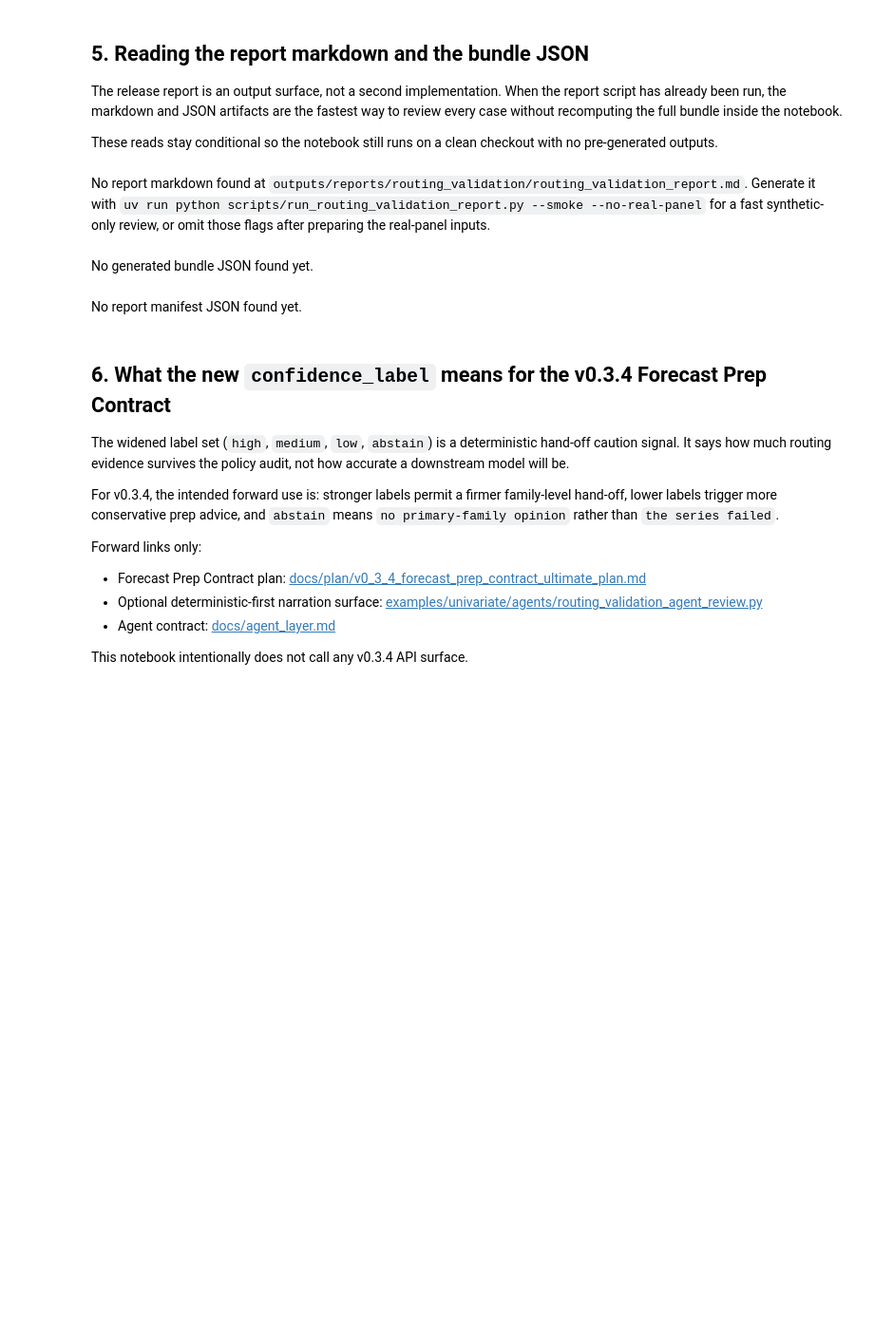
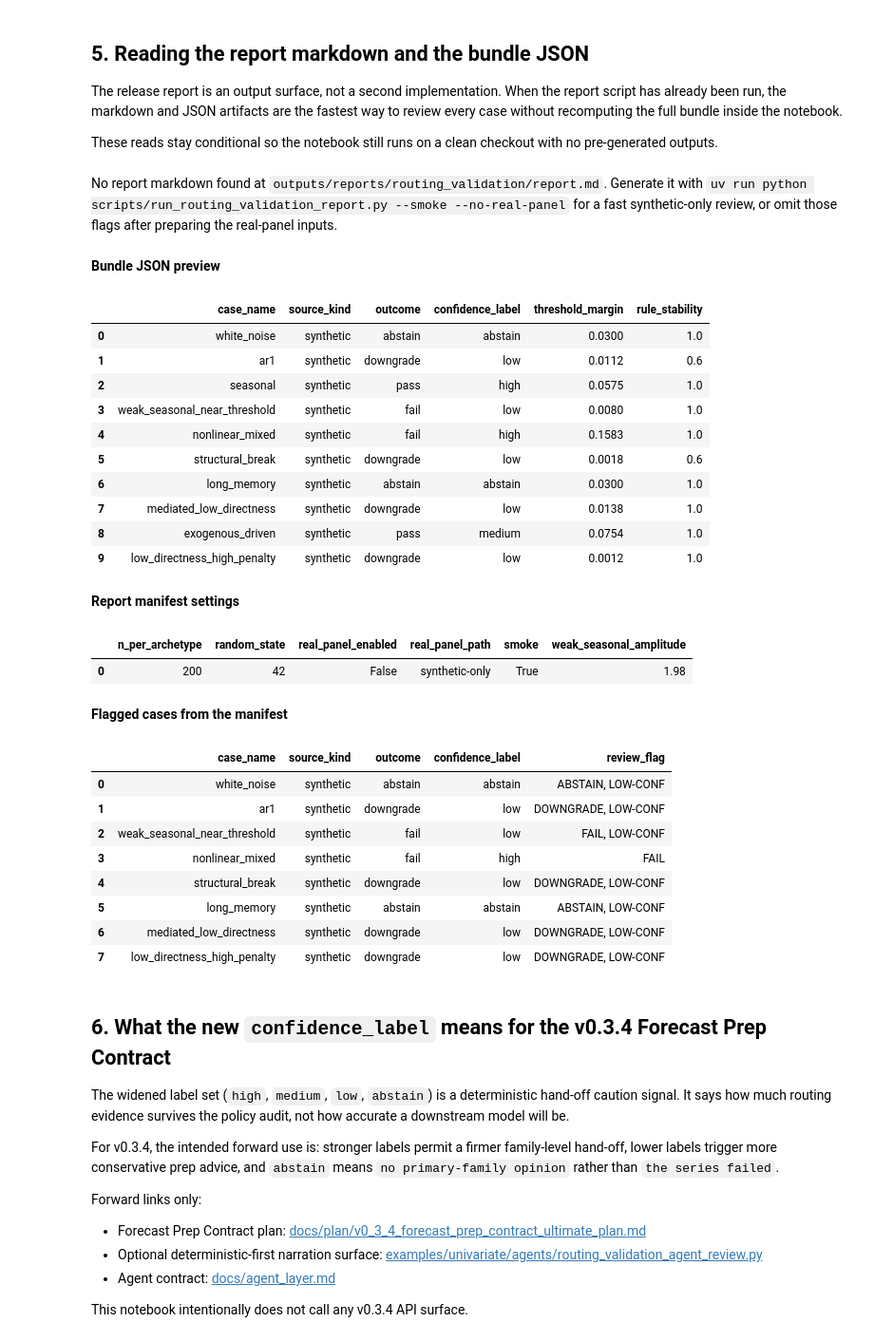
Before and after one commit to AdamKrysztopa/dependence-forecastability, a Jupyter notebook: notebooks/walkthroughs/04_routing_validation_showcase.ipynb, the cells around one changed output. Shown at 95% size. Drawn from its saved outputs; the diff is of its cells as text; code cells hidden in the pictures; blank space fills up the shorter version.

```diff
--- a/notebooks/walkthroughs/04_routing_validation_showcase.ipynb
+++ b/notebooks/walkthroughs/04_routing_validation_showcase.ipynb
@@ -50,7 +50,7 @@ if not (REPO_ROOT / "docs").exists():
 
 FIXTURE_DIR = REPO_ROOT / "docs" / "fixtures" / "routing_validation_regression" / "expected"
 REPORT_JSON_DIR = REPO_ROOT / "outputs" / "json" / "routing_validation"
-REPORT_MARKDOWN_PATH = REPO_ROOT / "outputs" / "reports" / "routing_validation" / "routing_validation_report.md"
+REPORT_MARKDOWN_PATH = REPO_ROOT / "outputs" / "reports" / "routing_validation" / "report.md"
 REPORT_BUNDLE_PATH = REPORT_JSON_DIR / "routing_validation_bundle.json"
 REPORT_MANIFEST_PATH = REPORT_JSON_DIR / "routing_validation_report_manifest.json"
 
@@ -428,7 +404,7 @@ if REPORT_MARKDOWN_PATH.exists():
 else:
     display(
         Markdown(
-            "No report markdown found at `outputs/reports/routing_validation/routing_validation_report.md`. Generate it with `uv run python scripts/run_routing_validation_report.py --smoke --no-real-panel` for a fast synthetic-only review, or omit those flags after preparing the real-panel inputs."
+            "No report markdown found at `outputs/reports/routing_validation/report.md`. Generate it with `uv run python scripts/run_routing_validation_report.py --smoke --no-real-panel` for a fast synthetic-only review, or omit those flags after preparing the real-panel inputs."
         )
     )
 
@@ -452,36 +428,59 @@ if REPORT_BUNDLE_PATH.exists():
         ].head(10)
     )
 else:
     display(Markdown("No generated bundle JSON found yet."))
 
 if REPORT_MANIFEST_PATH.exists():
     report_manifest = json.loads(REPORT_MANIFEST_PATH.read_text(encoding="utf-8"))
     display(Markdown("**Report manifest settings**"))
     display(pd.DataFrame([report_manifest["settings"]]))
     flagged_cases = pd.DataFrame(report_manifest.get("flagged_cases", []))
     if not flagged_cases.empty:
         flagged_cases = flagged_cases.assign(
             expected_primary_families=flagged_cases["expected_primary_families"].apply(", ".join),
             observed_primary_families=flagged_cases["observed_primary_families"].apply(", ".join),
         )
         display(Markdown("**Flagged cases from the manifest**"))
         display(
             flagged_cases[
                 [
                     "case_name",
                     "source_kind",
                     "outcome",
                     "confidence_label",
                     "review_flag",
                 ]
             ]
         )
 else:
     display(Markdown("No report manifest JSON found yet."))
 # %% [output]
-No report markdown found at `outputs/reports/routing_validation/routing_validation_report.md`. Generate it with `uv run python scripts/run_routing_validation_report.py --smoke --no-real-panel` for a fast synthetic-only review, or omit those flags after preparing the real-panel inputs.
+No report markdown found at `outputs/reports/routing_validation/report.md`. Generate it with `uv run python scripts/run_routing_validation_report.py --smoke --no-real-panel` for a fast synthetic-only review, or omit those flags after preparing the real-panel inputs.
-No generated bundle JSON found yet.
+**Bundle JSON preview**
+|  | case_name | source_kind | outcome | confidence_label | threshold_margin | rule_stability |
+| 0 | white_noise | synthetic | abstain | abstain | 0.0300 | 1.0 |
+| 1 | ar1 | synthetic | downgrade | low | 0.0112 | 0.6 |
+| 2 | seasonal | synthetic | pass | high | 0.0575 | 1.0 |
+| 3 | weak_seasonal_near_threshold | synthetic | fail | low | 0.0080 | 1.0 |
+| 4 | nonlinear_mixed | synthetic | fail | high | 0.1583 | 1.0 |
+| 5 | structural_break | synthetic | downgrade | low | 0.0018 | 0.6 |
+| 6 | long_memory | synthetic | abstain | abstain | 0.0300 | 1.0 |
+| 7 | mediated_low_directness | synthetic | downgrade | low | 0.0138 | 1.0 |
+| 8 | exogenous_driven | synthetic | pass | medium | 0.0754 | 1.0 |
+| 9 | low_directness_high_penalty | synthetic | downgrade | low | 0.0012 | 1.0 |
-No report manifest JSON found yet.
+**Report manifest settings**
+|  | n_per_archetype | random_state | real_panel_enabled | real_panel_path | smoke | weak_seasonal_amplitude |
+| 0 | 200 | 42 | False | synthetic-only | True | 1.98 |
+**Flagged cases from the manifest**
+|  | case_name | source_kind | outcome | confidence_label | review_flag |
+| 0 | white_noise | synthetic | abstain | abstain | ABSTAIN, LOW-CONF |
+| 1 | ar1 | synthetic | downgrade | low | DOWNGRADE, LOW-CONF |
+| 2 | weak_seasonal_near_threshold | synthetic | fail | low | FAIL, LOW-CONF |
+| 3 | nonlinear_mixed | synthetic | fail | high | FAIL |
+| 4 | structural_break | synthetic | downgrade | low | DOWNGRADE, LOW-CONF |
+| 5 | long_memory | synthetic | abstain | abstain | ABSTAIN, LOW-CONF |
+| 6 | mediated_low_directness | synthetic | downgrade | low | DOWNGRADE, LOW-CONF |
+| 7 | low_directness_high_penalty | synthetic | downgrade | low | DOWNGRADE, LOW-CONF |
 # %% [markdown]
 ## 6. What the new `confidence_label` means for the v0.3.4 Forecast Prep Contract
 
```
Also changed, not shown: parts of 7 cells of this notebook, 6 other files.
